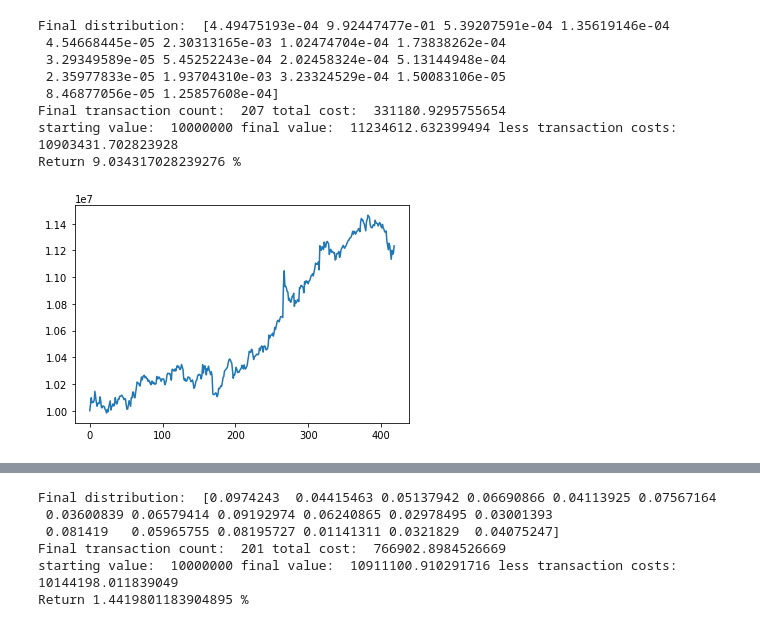
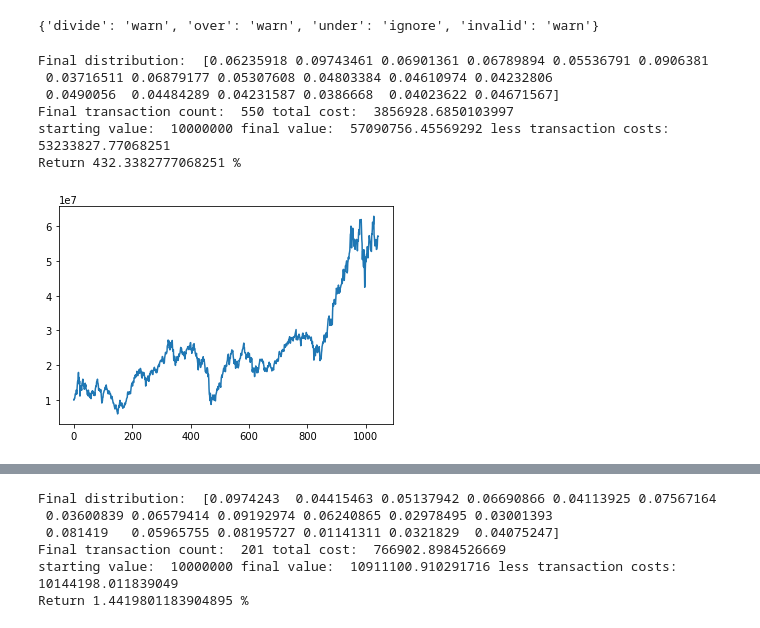
Before and after one commit to soujanyaduggirala/OnlineLearningStockPortfolios, a Jupyter notebook: mwu.ipynb, the cells around one changed output, grey strips where cells are left out. Saved outputs shown, nothing was run; the diff lists cells and outputs as text; code cells hidden in the pictures.

```diff
--- a/mwu.ipynb
+++ b/mwu.ipynb
@@ -11,7 +11,7 @@ def weight_init(experts,opening,method,tickers):
         w[opening.iloc[0].isnull()] = 0
         return w
 
-    if method == 'marketcap':
+    elif method == 'marketcap':
         caps_dict = pd.read_csv('marketcapdata.csv', index_col='Name').to_dict()['Market Cap']
         w = []
 
@@ -22,6 +22,8 @@ def weight_init(experts,opening,method,tickers):
                 w.append(0)
 
         return np.array(w).astype('float64')
+    else:
+        print('Invalid method')
 
 
 def losses(opening,closing,method):
@@ -35,6 +37,10 @@ def losses(opening,closing,method):
             return 0
     elif method==3: #beta
         return 1
+
+np.seterr(divide='ignore', invalid='ignore')
+# %% [output]
+{'divide': 'warn', 'over': 'warn', 'under': 'ignore', 'invalid': 'warn'}
 # %%
 def mwu(filename,lossmethod,weightmethod):
     #data is a T by N matrix with each row being the returns of each expert i at time t
@@ -85,9 +91,11 @@ def mwu(filename,lossmethod,weightmethod):
     values =[]
     transaction = []
 
-    total = T-1 if (lossmethod=='pricerel') else T
+    start_time = 1 if (lossmethod=='pricerel') else 0
+    if start_time == 1:
+        values.append(start)
 
-    for t in range(total):
+    for t in range(start_time,T):
         #find new prices for the day
         #opening_prices_na = opening.iloc[t]
         #closing_prices_na = closing.iloc[t]
@@ -105,14 +113,18 @@ def mwu(filename,lossmethod,weightmethod):
         if 0 not in opening_prices:
             w[w==0] = 1
 
+        #print(opening_prices,closing_prices)
+
         #return opening_prices
 
         #portfolio value
-        if t==0:
+        if t==start_time:
             values.append(start)
         else:
-            values.append(np.sum(np.array(opening_prices)*np.array(quantities[t-1]))) #new opening value
+            values.append(np.sum(np.array(opening_prices)*np.array(quantities[t-start_time-1]))) #new opening value
         #print(t)
+        #print(values[t])
+
         q_t = []
         for j,k in enumerate(opening_prices):
             if k == 0:
@@ -125,8 +137,10 @@ def mwu(filename,lossmethod,weightmethod):
             else:
                 q_t.append(0)
         quantities.append(q_t)
+        #print(q_t)
 
         loss = losses(opening_prices,closing_prices,lossmethod)
+        #print(loss)
         loss[np.isnan(loss)] = 0
         M = max(abs(loss))
         try:
@@ -138,22 +152,19 @@ def mwu(filename,lossmethod,weightmethod):
         #check sum of weight updates
         money_moved = sum(np.absolute([-p[i]*epsilon*loss[i] for i in range(N)]))*values[t]
 
-        if t==0 or values[t]-values[t-1] >= 0.015*money_moved:
+        if t==start_time or values[t]-values[t-1] >= 0.015*money_moved:
             for i in range(N):
                 w[i] = w[i]*(1-epsilon*loss[i])
             transaction.append((t,0.015*money_moved))
         #print(w,transaction)
+        #print(money_moved)
 
+        p = w/sum(np.absolute(w))
 
-        p = w/sum(w)
         probs.append(p)
         #return p
 
-
-    if lossmethod=='pricerel':
-        out = pd.DataFrame(probs[1:],columns=tickers,index=dates[:-1])
-    elif lossmethod=='absolute':
-        out = pd.DataFrame(probs[1:],columns=tickers,index=dates)
+    out = pd.DataFrame(probs[1-start_time:],columns=tickers,index=dates)
     #print(out)
     out['Values'] = values
     out.to_csv(f'mwu_weights_return_{weightmethod}_{lossmethod}_{filename[:-5]}.csv')
@@ -167,17 +178,15 @@ def mwu(filename,lossmethod,weightmethod):
     return values
 # %%
 #data = pd.read_excel('lowvol_weekly.xlsx')[::-1]
-filename = 'highvol_hourly.xlsx'
+filename = 'highvol_weekly.xlsx'
 # %%
-mwu(filename,'absolute','marketcap')
+mwu(filename,'pricerel','equal')
 # %% [output]
-Final distribution:  [4.49475193e-04 9.92447477e-01 5.39207591e-04 1.35619146e-04
- 4.54668445e-05 2.30313165e-03 1.02474704e-04 1.73838262e-04
- 3.29349589e-05 5.45252243e-04 2.02458324e-04 5.13144948e-04
- 2.35977833e-05 1.93704310e-03 3.23324529e-04 1.50083106e-05
- 8.46877056e-05 1.25857608e-04]
-Final transaction count:  207 total cost:  331180.9295755654
-starting value:  10000000 final value:  11234612.632399494 less transaction costs:  10903431.702823928
-Return 9.034317028239276 %
+Final distribution:  [0.06235918 0.09743461 0.06901361 0.06789894 0.05536791 0.0906381
+ 0.03716511 0.06879177 0.05307608 0.04803384 0.04610974 0.04232806
+ 0.0490056  0.04484289 0.04231587 0.0386668  0.04023622 0.04671567]
+Final transaction count:  550 total cost:  3856928.6850103997
+starting value:  10000000 final value:  57090756.45569292 less transaction costs:  53233827.77068251
+Return 432.3382777068251 %
-[figure, old version]
+[figure, new version]
 [10000000,
```
Also changed, not shown: parts of 1 cell of this notebook.
